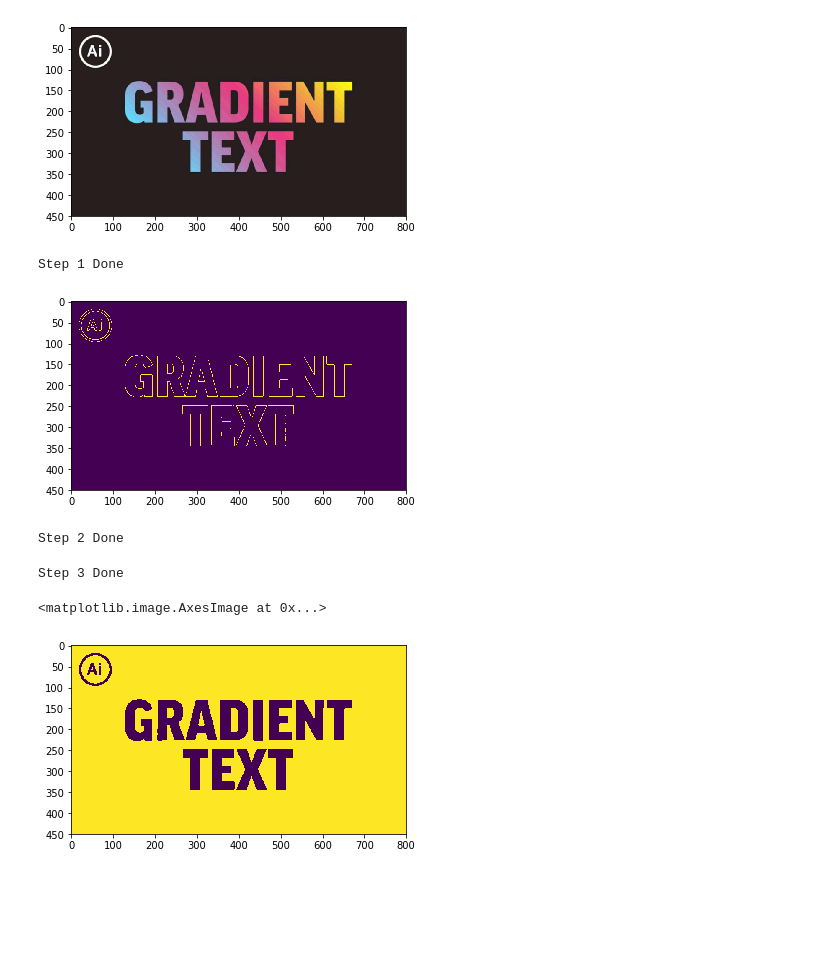
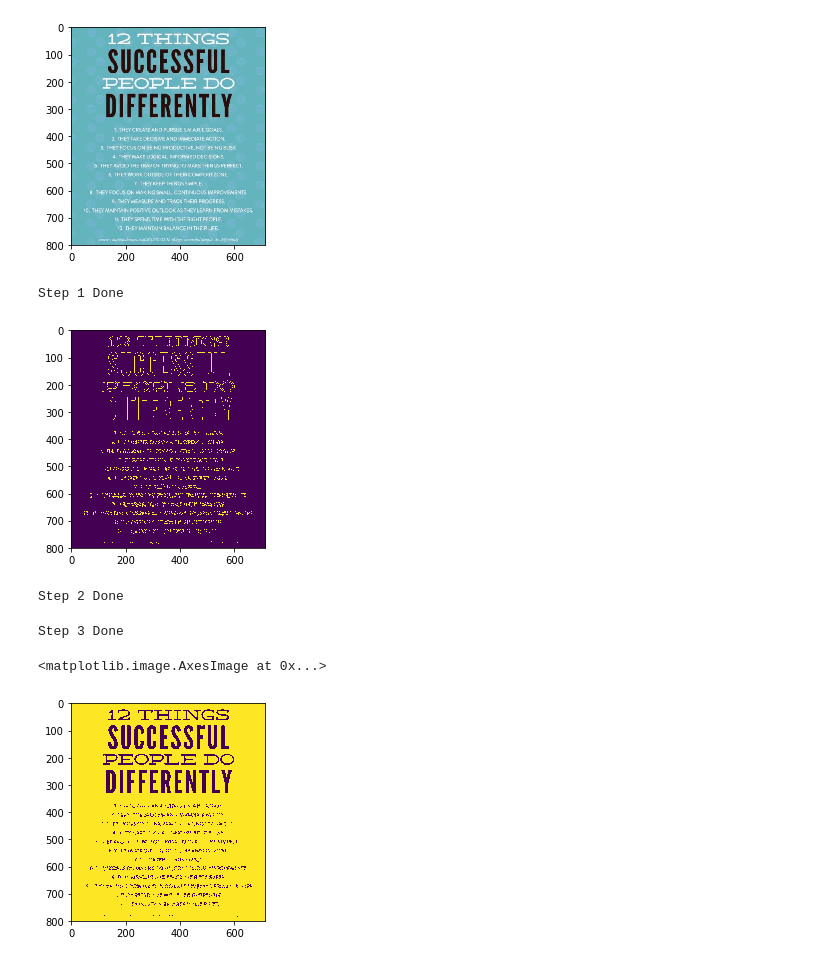
Before and after one commit to tiok-cek1/text-binarization, a Jupyter notebook: MulCoTBinarization.ipynb, the cells around one changed output. Cells and saved outputs as stored; diff of their text form; code cells hidden in the pictures; blank space fills up the shorter version.

```diff
--- a/MulCoTBinarization.ipynb
+++ b/MulCoTBinarization.ipynb
@@ -15,35 +15,35 @@ def image_resize(image, max_size):
             max_size = [max_size[0], max_size[0]]
     else:
         max_size = [max_size, max_size]
     size = image.shape
     multiplier = min(max_size[0] / size[0], max_size[1] / size[1])
     return cv2.resize(image, (math.floor(size[1] * multiplier), math.floor(size[0] * multiplier)), interpolation = cv2.INTER_AREA)
 
 def image_sharpen_color(image, constant):
     image = np.multiply(image, np.array([1 / constant]))
     image = np.round(image)
     image = np.multiply(image, np.array([constant]))
     image[image > 255] = 255
     image = np.array(image, dtype=np.uint8)
     return image
 
-image_path = 'sample/bigtext.jpg'
+image_path = 'sample/tips.jpg'
 image = cv2.imread(image_path)
 image = cv2.cvtColor(image, cv2.COLOR_BGR2RGB)
 
 image = image_resize(image, 800)
 image = image_sharpen_color(image, 10)
 image = cv2.blur(image, (2, 2))
 
 image_height = len(image)
 image_width = len(image[0])
 
 plt.figure()
 plt.imshow(image)
 
 DEBUG = False
 # %% [output]
-[figure, old version]
+[figure, new version]
 # %%
 # step 1. preprocessing
 # canny edge detection
@@ -69,7 +69,7 @@ if DEBUG:
     cv2.imwrite('edges.png', edges)
 # %% [output]
 Step 1 Done
-[figure, old version]
+[figure, new version]
 # %%
 if DEBUG:
     processed = edges.copy()
@@ -292,15 +283,6 @@ def image_lab_pixel(xx, yy):
 for index in valid_index:
     x_, y_, width, height = edge_box[index].get_boundary()
     twelve_comp = []
-    """
-    for i in range(x_ - 1, x_ + width + 1):
-        twelve_comp.append(image_lab_pixel(i, y_ - 1))
-        twelve_comp.append(image_lab_pixel(i, y_ + height))
-    for i in range(y_, y_ + height):
-        twelve_comp.append(image_lab_pixel(x_ - 1, i))
-        twelve_comp.append(image_lab_pixel(x_ + width, i))
-    """
-    #print(len(twelve_comp), width, height, (width + height + 2) * 2)
     twelve_comp.extend(
         [
             # bottom left corner 3 pixels
@@ -352,4 +334,4 @@ plt.imshow(new_image)
 # %% [output]
 Step 3 Done
 <matplotlib.image.AxesImage at 0x...>
-[figure, old version]
+[figure, new version]
```
Also changed, not shown: parts of 1 cell of this notebook, 1 other file.
